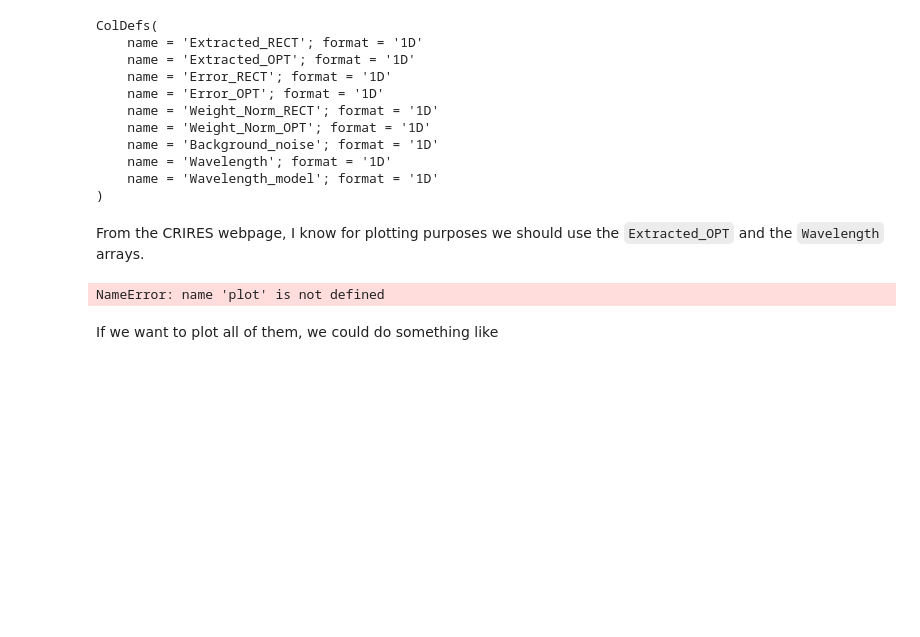
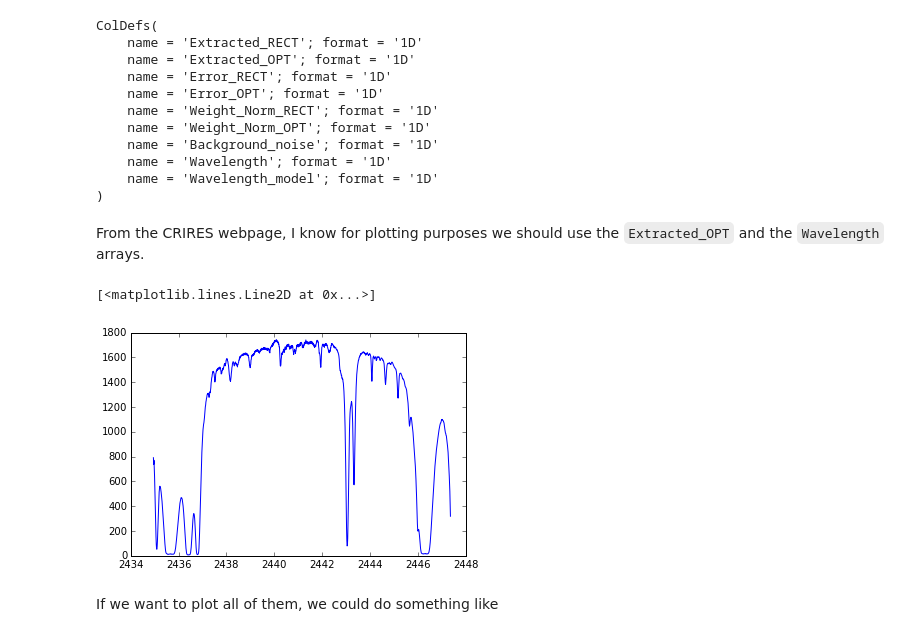
Before and after one commit to iastro-pt/python-for-astronomers, a Jupyter notebook: notebooks/Class 3 - astropy.ipynb, the cells around one changed output. Saved outputs shown, nothing was run; the diff lists cells and outputs as text; code cells hidden in the pictures; blank space fills up the shorter version.

Commit message:
minor edits; plots working

```diff
--- a/notebooks/Class 3 - astropy.ipynb
+++ b/notebooks/Class 3 - astropy.ipynb
@@ -45,9 +45,10 @@ ColDefs(
 # %% [markdown]
 From the CRIRES webpage, I know for plotting purposes we should use the `Extracted_OPT` and the `Wavelength` arrays.
 # %%
-plot(hdulist[1].data['Wavelength'], hdulist.data['Extracted_OPT'])  # I have troubles with GTK3 right now, so not sure if plot is okay...
+plot(hdulist[1].data['Wavelength'], hdulist[1].data['Extracted_OPT'])
 # %% [output]
-NameError: name 'plot' is not defined
+[<matplotlib.lines.Line2D at 0x...>]
+[figure, added]
 # %% [markdown]
 If we want to plot all of them, we could do something like
 # %%
```
Also changed, not shown: parts of 6 cells of this notebook.
